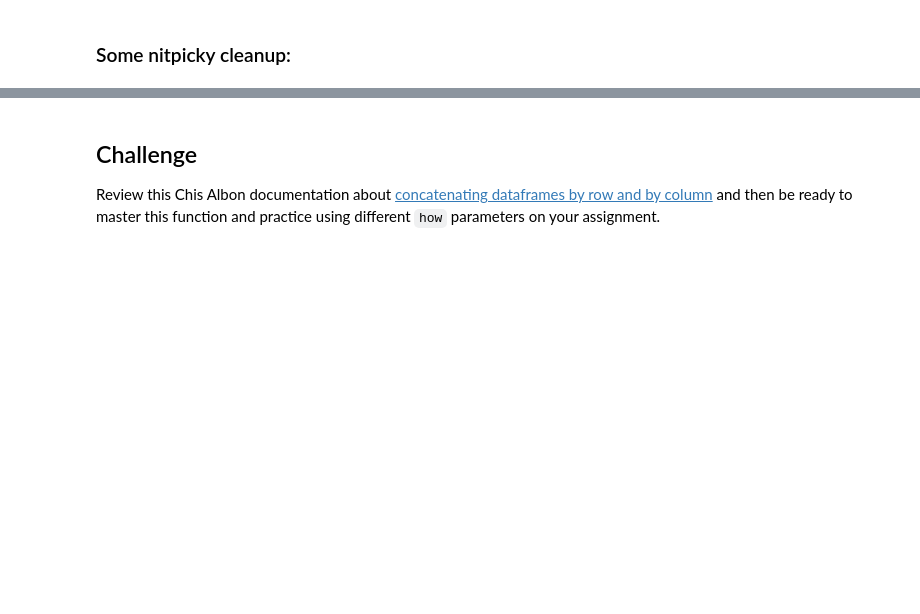
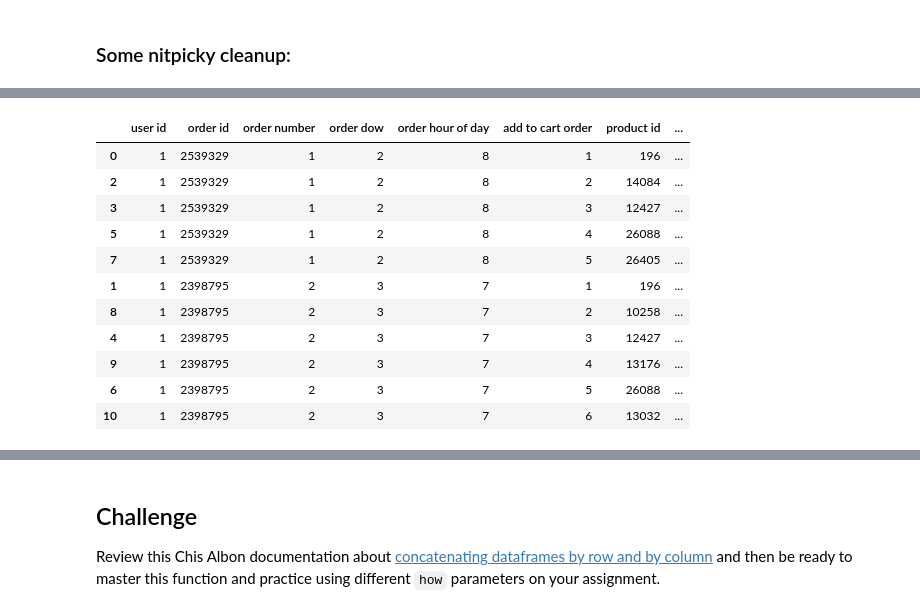
Before and after one commit to CJLucido/DS-Unit-1-Sprint-1-Data-Wrangling-and-Storytelling, a Jupyter notebook: module3-join-and-reshape-data/LS_DS_113_Join_and_Reshape_Data.ipynb, the cells around one changed output, grey strips where cells are left out. Saved outputs shown, nothing was run; the diff lists cells and outputs as text; code cells hidden in the pictures; blank space fills up the shorter version.

```diff
--- a/module3-join-and-reshape-data/LS_DS_113_Join_and_Reshape_Data.ipynb
+++ b/module3-join-and-reshape-data/LS_DS_113_Join_and_Reshape_Data.ipynb
@@ -619,2 +653,4 @@ Okay, we're looking pretty good, we're missing one more column `product_name` so
+# %%
+final = final.drop(['aisle_id', 'department_id'], axis=1)
 # %%
 display(example)
@@ -622,6 +660,7 @@ display(example)
 ### Some nitpicky cleanup:
 # %%
 # sort rows
+final =final.sort_values(['order_number','add_to_cart_order'])
 # %%
 # reorder columns
 final = final[['user_id', 'order_id', 'order_number','order_dow', 'order_hour_of_day', 'add_to_cart_order', 'product_id', 'product_name']]
@@ -634,2 +682,26 @@ final
+# %%
+# remove underscores from column headers
+final.columns = [column.replace('_', ' ') for column in final]
+final
+
+
+# remove underscores from column headers
+#THIS DIDNT WORK , how to write out this list comprehension long hand and other ways
+#final.columns = final.rename(str.upper, axis='columns')
+
+#final.head()
+# %% [output]
+|  | user id | order id | order number | order dow | order hour of day | add to cart order | product id | ... |
+| 0 | 1 | 2539329 | 1 | 2 | 8 | 1 | 196 | ... |
+| 2 | 1 | 2539329 | 1 | 2 | 8 | 2 | 14084 | ... |
+| 3 | 1 | 2539329 | 1 | 2 | 8 | 3 | 12427 | ... |
+| 5 | 1 | 2539329 | 1 | 2 | 8 | 4 | 26088 | ... |
+| 7 | 1 | 2539329 | 1 | 2 | 8 | 5 | 26405 | ... |
+| 1 | 1 | 2398795 | 2 | 3 | 7 | 1 | 196 | ... |
+| 8 | 1 | 2398795 | 2 | 3 | 7 | 2 | 10258 | ... |
+| 4 | 1 | 2398795 | 2 | 3 | 7 | 3 | 12427 | ... |
+| 9 | 1 | 2398795 | 2 | 3 | 7 | 4 | 13176 | ... |
+| 6 | 1 | 2398795 | 2 | 3 | 7 | 5 | 26088 | ... |
+| 10 | 1 | 2398795 | 2 | 3 | 7 | 6 | 13032 | ... |
 # %%
 display(example)
```
Also changed, not shown: parts of 36 cells of this notebook.
